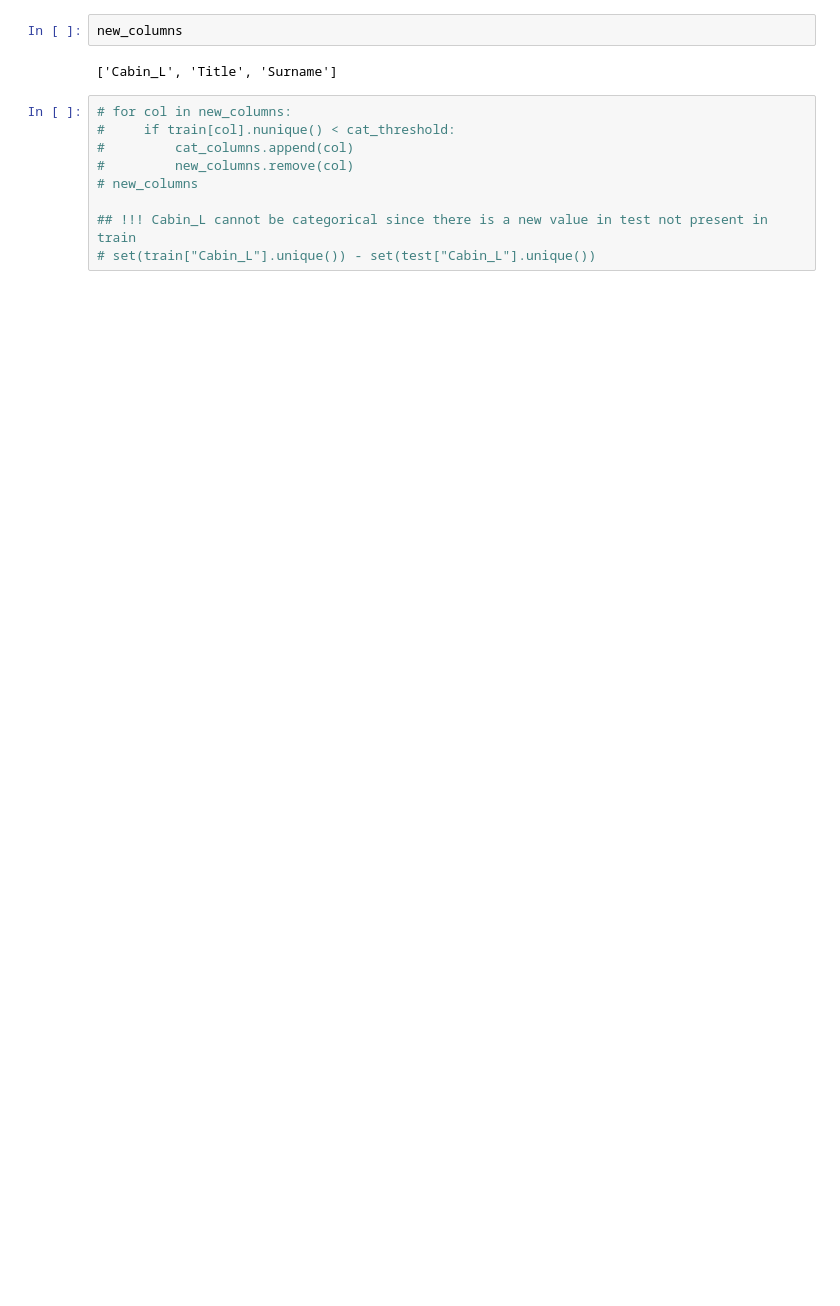
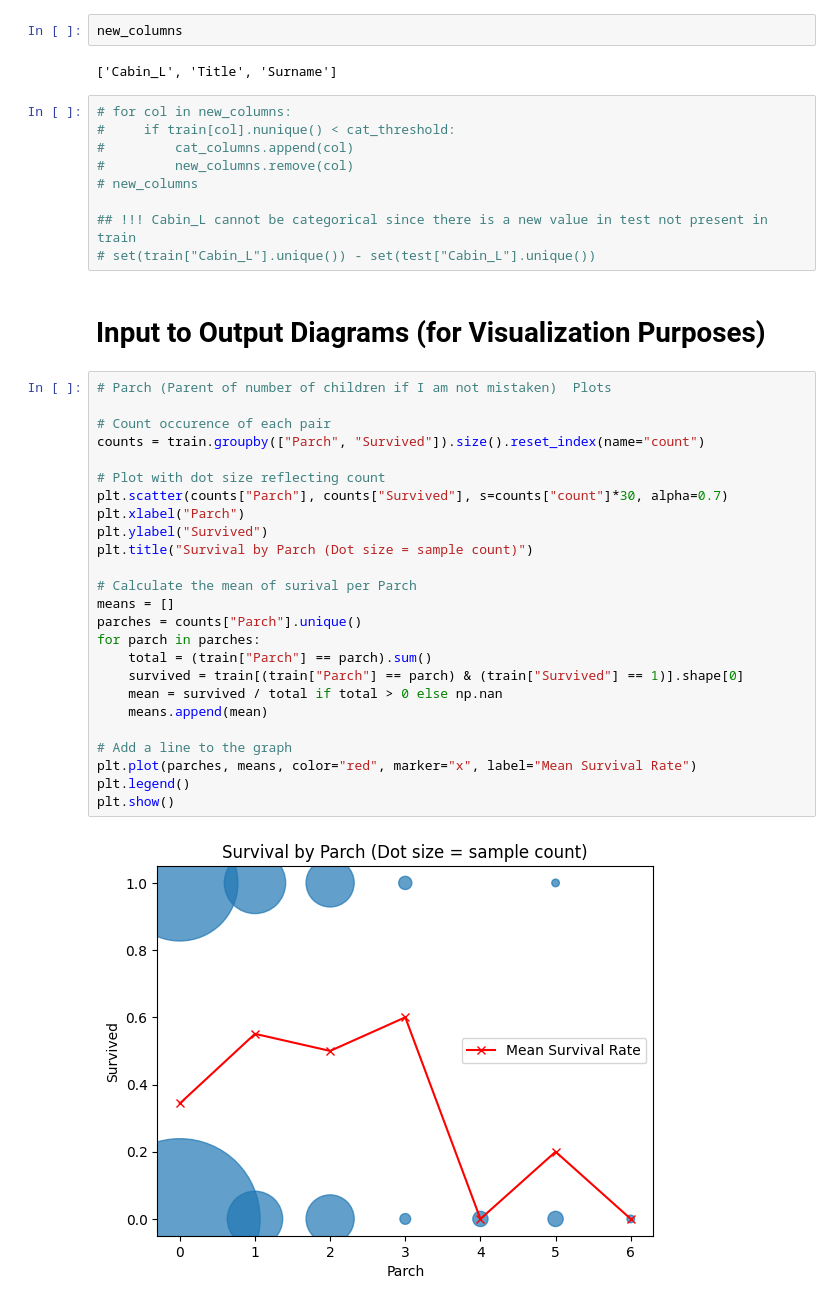
Before and after one commit to just-sabyr/cs_229_Notes, a Jupyter notebook: titanic/main.ipynb, the cells around one changed output. Drawn from its saved outputs; the diff is of its cells as text; blank space fills up the shorter version.

Commit message:
Added some diagrams

```diff
--- a/titanic/main.ipynb
+++ b/titanic/main.ipynb
@@ -339,3 +339,32 @@ new_columns
 
 ## !!! Cabin_L cannot be categorical since there is a new value in test not present in train
 # set(train["Cabin_L"].unique()) - set(test["Cabin_L"].unique())
+# %% [markdown]
+# Input to Output Diagrams (for Visualization Purposes)
+# %%
+# Parch (Parent of number of children if I am not mistaken)  Plots
+
+# Count occurence of each pair
+counts = train.groupby(["Parch", "Survived"]).size().reset_index(name="count")
+
+# Plot with dot size reflecting count
+plt.scatter(counts["Parch"], counts["Survived"], s=counts["count"]*30, alpha=0.7)
+plt.xlabel("Parch")
+plt.ylabel("Survived")
+plt.title("Survival by Parch (Dot size = sample count)")
+
+# Calculate the mean of surival per Parch
+means = []
+parches = counts["Parch"].unique()
+for parch in parches:
+    total = (train["Parch"] == parch).sum()
+    survived = train[(train["Parch"] == parch) & (train["Survived"] == 1)].shape[0]
+    mean = survived / total if total > 0 else np.nan
+    means.append(mean)
+
+# Add a line to the graph
+plt.plot(parches, means, color="red", marker="x", label="Mean Survival Rate")
+plt.legend()
+plt.show()
+# %% [output]
+[figure, added]
```
Also changed, not shown: parts of 7 cells of this notebook.
